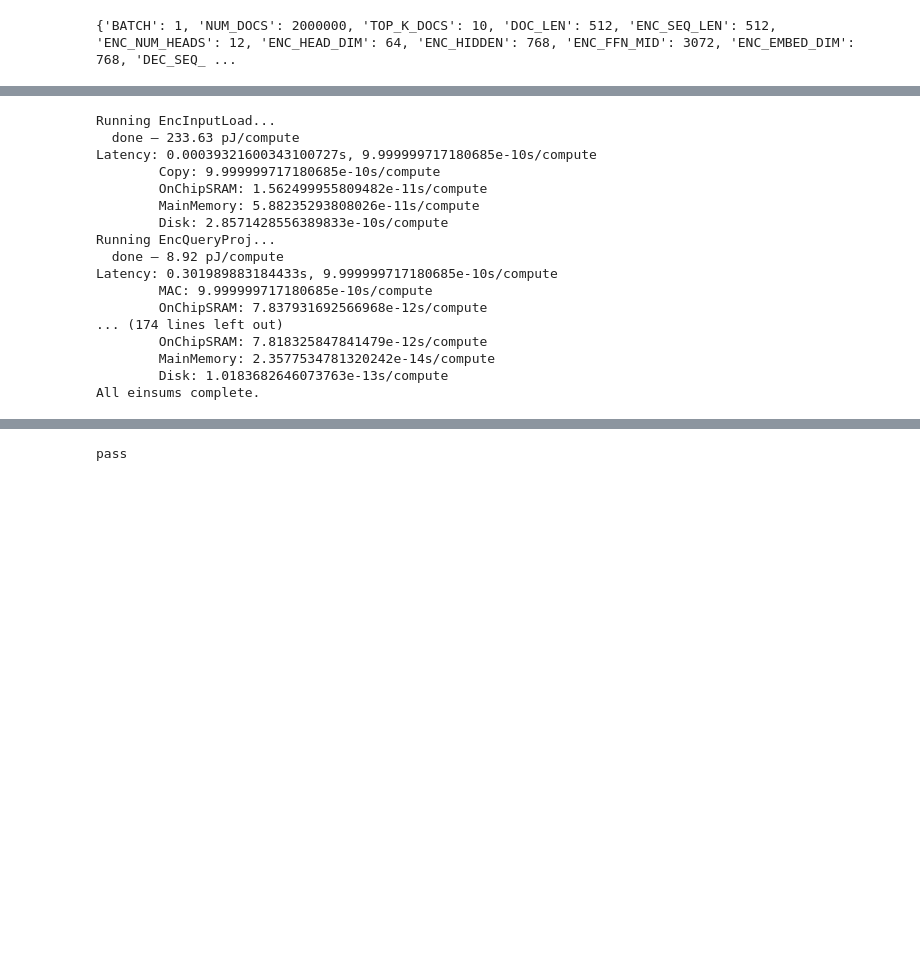
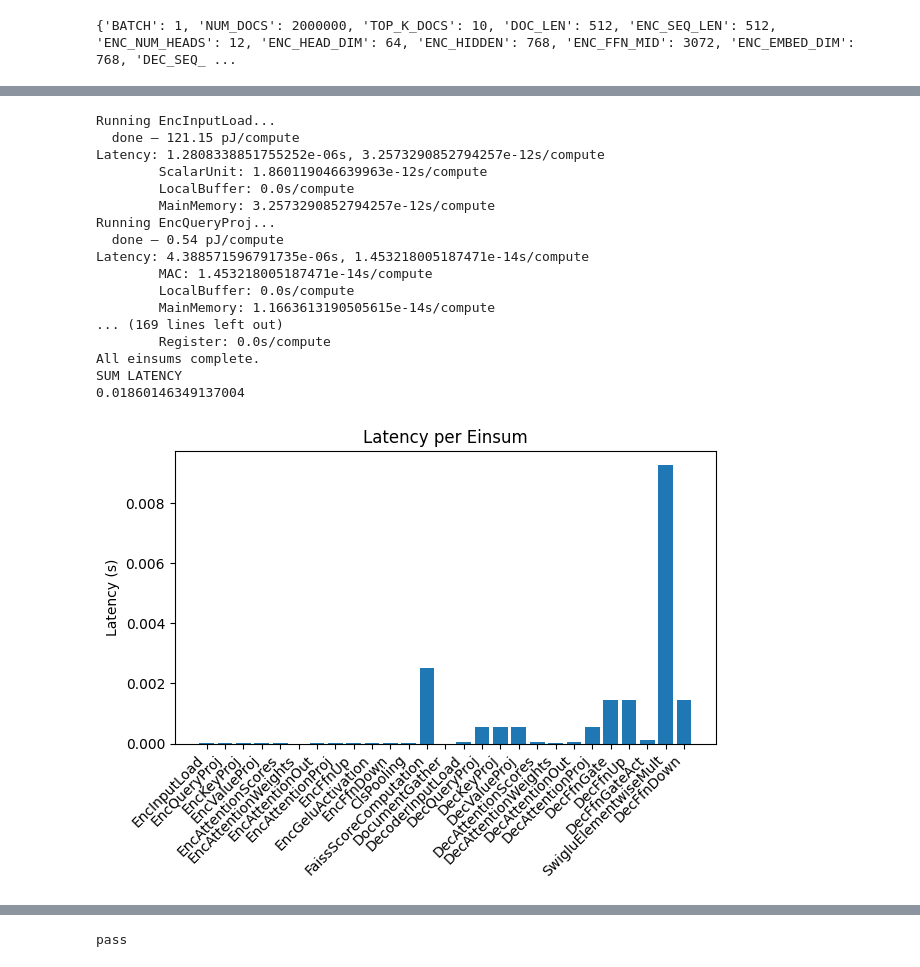
Before and after one commit to jocelynzhao3/Hardware-for-Deep-Learning-Final-Project, a Jupyter notebook: workspace/M3-Baseline.ipynb, the cells around one changed output, grey strips where cells are left out. Saved outputs shown, nothing was run; the diff lists cells and outputs as text; code cells hidden in the pictures; blank space fills up the shorter version.

```diff
--- a/workspace/M3-Baseline.ipynb
+++ b/workspace/M3-Baseline.ipynb
@@ -103,48 +148,81 @@ print(workload.rank_sizes)
 # %%
+import matplotlib.pyplot as plt
+
 results = {}
+einsum_names = []
+latencies = []
+per_compute_latencies = []
+
+mapping_of_interest = None
 
 for einsum in workload.einsums:
     print(f'Running {einsum.name}...')
     # basic8 already includes Disk, MainMemory, OnChipSRAM — no dummy memory needed
-    spec = get_spec('basic8', add_dummy_main_memory=False, jinja_parse_data=arch_overrides)
+    # spec = get_spec('basic8', add_dummy_main_memory=False, jinja_parse_data=arch_overrides)
 
+    spec = Spec.from_yaml("/home/workspace/workspace/arch/tpu_v4i.yaml", jinja_parse_data={})
+    spec.renames = renames
     spec.workload = af.Workload(
         einsums=[einsum],
         rank_sizes=workload.rank_sizes,
         bits_per_value=workload.bits_per_value,
         persistent_tensors=workload.persistent_tensors,
     )
 
-    # spec.renames = renames
+    spec.arch.find_spatial("Z").min_usage = 1
+    spec.arch.find_spatial("reuse_input").min_usage = 1
+    spec.arch.find_spatial("reuse_output").min_usage = 1
     spec.mapper.max_pmapping_templates_per_einsum = 1
+    spec.mapper._metric_aggregator = "prod"
+
     # round_rank_sizes(spec.workload)
     spec.mapper.metrics = af.mapper.Metrics.ENERGY | af.mapper.Metrics.LATENCY
 
     mappings = spec.map_workload_to_arch(print_progress=False, print_number_of_pmappings=False)
     results[einsum.name] = Result(mappings, variables=rag_params)
     print(f'  done — {results[einsum.name].per_compute("energy")*1e12:.2f} pJ/compute')
     print(f'Latency: {mappings.latency()}s, {mappings.per_compute().latency()}s/compute')
 
     for k, v in mappings.per_compute().latency(per_component=True).items():
         print(f'\t{k}: {v}s/compute')
 
+    # store results
+    einsum_names.append(einsum.name)
+    latencies.append(mappings.latency())
+    per_compute_latencies.append(mappings.per_compute().latency())
+
+    # if einsum.name == "DecoderInputSetup": # "DecoderInputSetup":
+    #     mapping_of_interest = mappings
+
 print('All einsums complete.')
+print("SUM LATENCY")
+print(sum(latencies))
+
+plt.figure()
+plt.bar(einsum_names, latencies)
+plt.xticks(rotation=45, ha='right')
+plt.ylabel("Latency (s)")
+plt.title("Latency per Einsum")
+plt.tight_layout()
+plt.show()
+# mapping_of_interest
 # %% [output]
 Running EncInputLoad...
-  done — 233.63 pJ/compute
-Latency: 0.00039321600343100727s, 9.999999717180685e-10s/compute
-        Copy: 9.999999717180685e-10s/compute
-        OnChipSRAM: 1.562499955809482e-11s/compute
-        MainMemory: 5.88235293808026e-11s/compute
-        Disk: 2.8571428556389833e-10s/compute
+  done — 121.15 pJ/compute
+Latency: 1.2808338851755252e-06s, 3.2573290852794257e-12s/compute
+        ScalarUnit: 1.860119046639963e-12s/compute
+        LocalBuffer: 0.0s/compute
+        MainMemory: 3.2573290852794257e-12s/compute
 Running EncQueryProj...
-  done — 8.92 pJ/compute
-Latency: 0.301989883184433s, 9.999999717180685e-10s/compute
-        MAC: 9.999999717180685e-10s/compute
-        OnChipSRAM: 7.837931692566968e-12s/compute
-... (174 lines left out)
-        OnChipSRAM: 7.818325847841479e-12s/compute
-        MainMemory: 2.3577534781320242e-14s/compute
-        Disk: 1.0183682646073763e-13s/compute
+  done — 0.54 pJ/compute
+Latency: 4.388571596791735e-06s, 1.453218005187471e-14s/compute
+        MAC: 1.453218005187471e-14s/compute
+        LocalBuffer: 0.0s/compute
+        MainMemory: 1.1663613190505615e-14s/compute
+... (169 lines left out)
+        Register: 0.0s/compute
 All einsums complete.
+SUM LATENCY
+0.01860146349137004
+[figure, added]
 # %%
```
Also changed, not shown: parts of 16 cells of this notebook, 3 other files.
